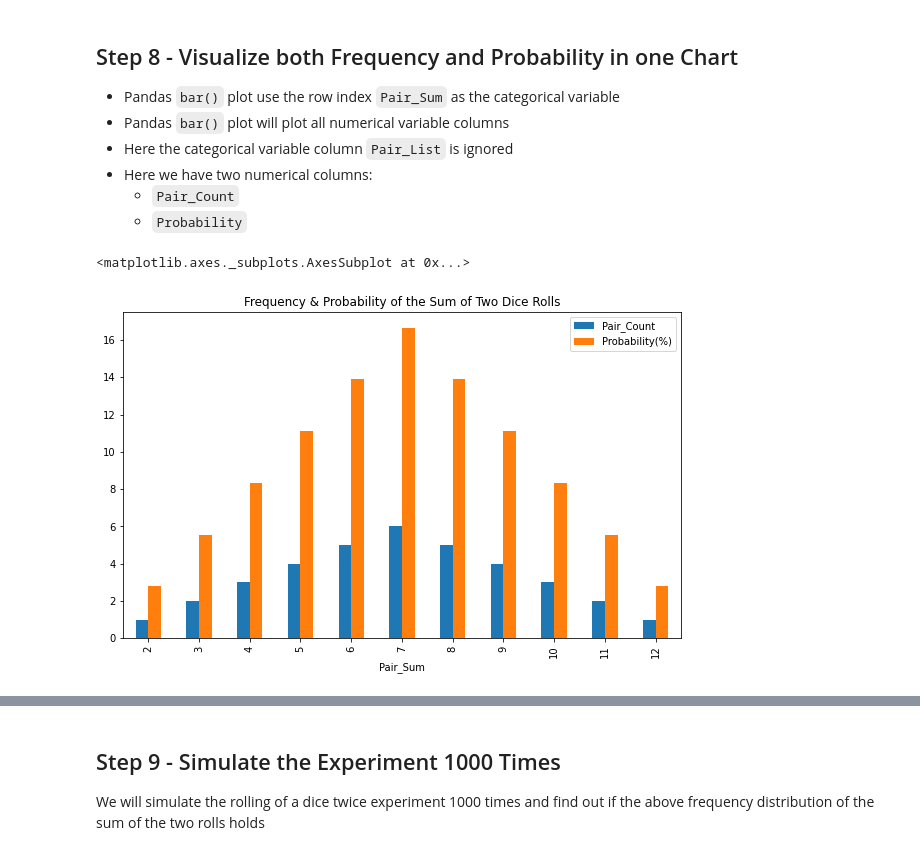
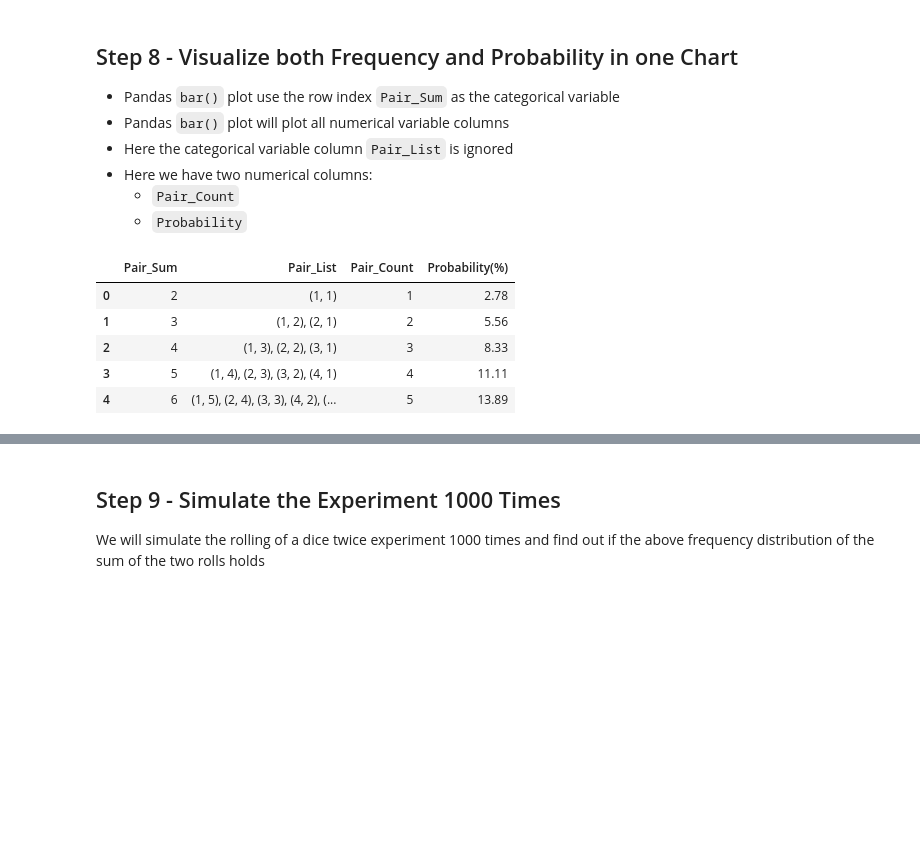
Before and after one commit to DATA-690-SPRING-2022/jay_data690, a Jupyter notebook: roll_dice.ipynb, the cells around one changed output, grey strips where cells are left out. Cells and saved outputs as stored; diff of their text form; code cells hidden in the pictures; blank space fills up the shorter version.

```diff
--- a/roll_dice.ipynb
+++ b/roll_dice.ipynb
@@ -200,11 +204,15 @@ df_agg.plot.bar(y="Probability(%)", figsize=(10,6), title="Probability of the Su
 - Here we have two numerical columns:
     - `Pair_Count`
     - `Probability`
-# %%
-df_agg.plot.bar(figsize=(10,6), title="Frequency & Probability of the Sum of Two Dice Rolls")
-# %% [output]
-<matplotlib.axes._subplots.AxesSubplot at 0x...>
-[figure, removed]
+# %%
+df_agg.head()
+# %% [output]
+|  | Pair_Sum | Pair_List | Pair_Count | Probability(%) |
+| 0 | 2 | (1, 1) | 1 | 2.78 |
+| 1 | 3 | (1, 2), (2, 1) | 2 | 5.56 |
+| 2 | 4 | (1, 3), (2, 2), (3, 1) | 3 | 8.33 |
+| 3 | 5 | (1, 4), (2, 3), (3, 2), (4, 1) | 4 | 11.11 |
+| 4 | 6 | (1, 5), (2, 4), (3, 3), (4, 2), (... | 5 | 13.89 |
 # %%
 fig, (ax1, ax2) = plt.subplots(2, 1, figsize=(12,8), sharex=True)
 
```
Also changed, not shown: parts of 18 cells of this notebook.
